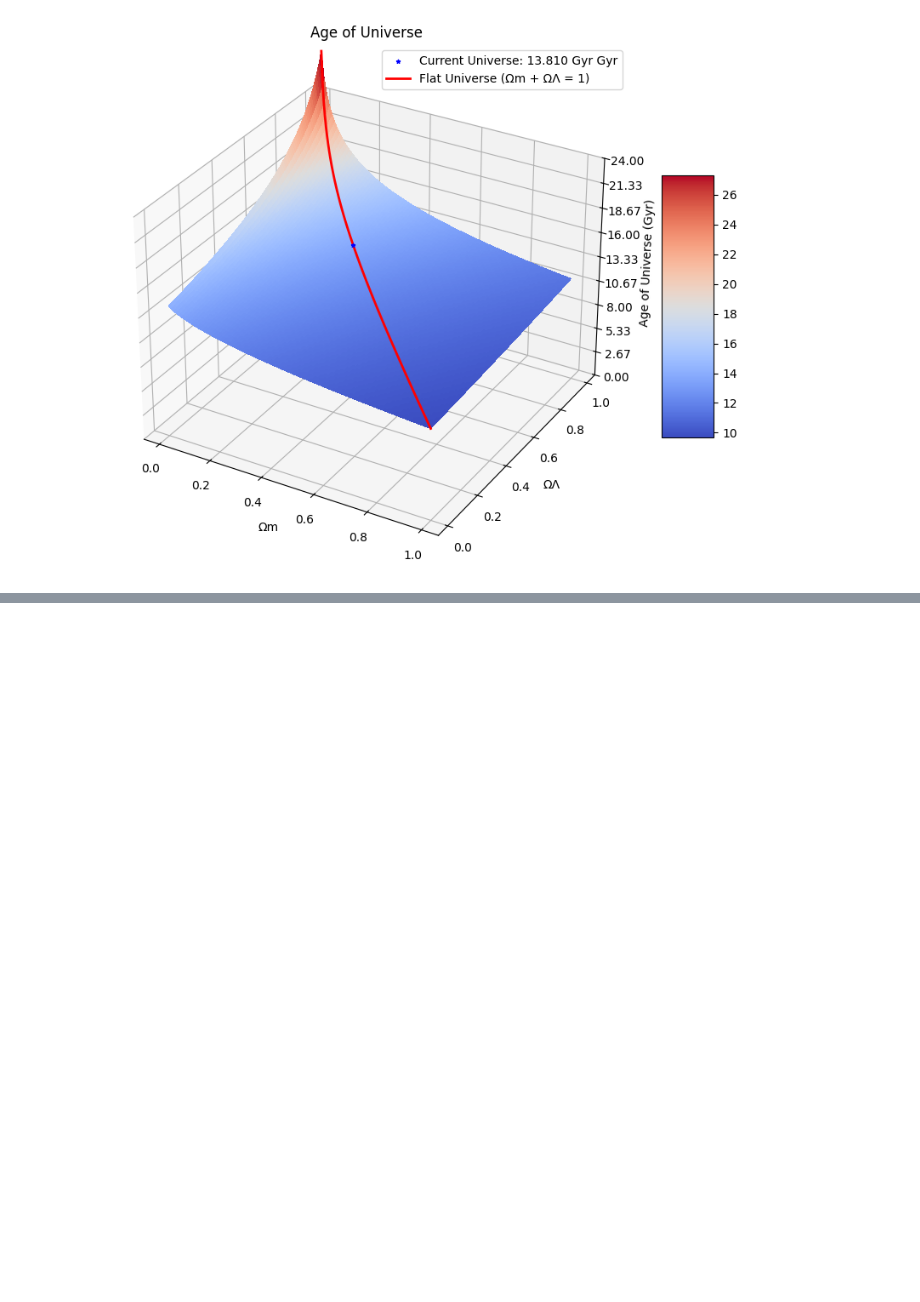
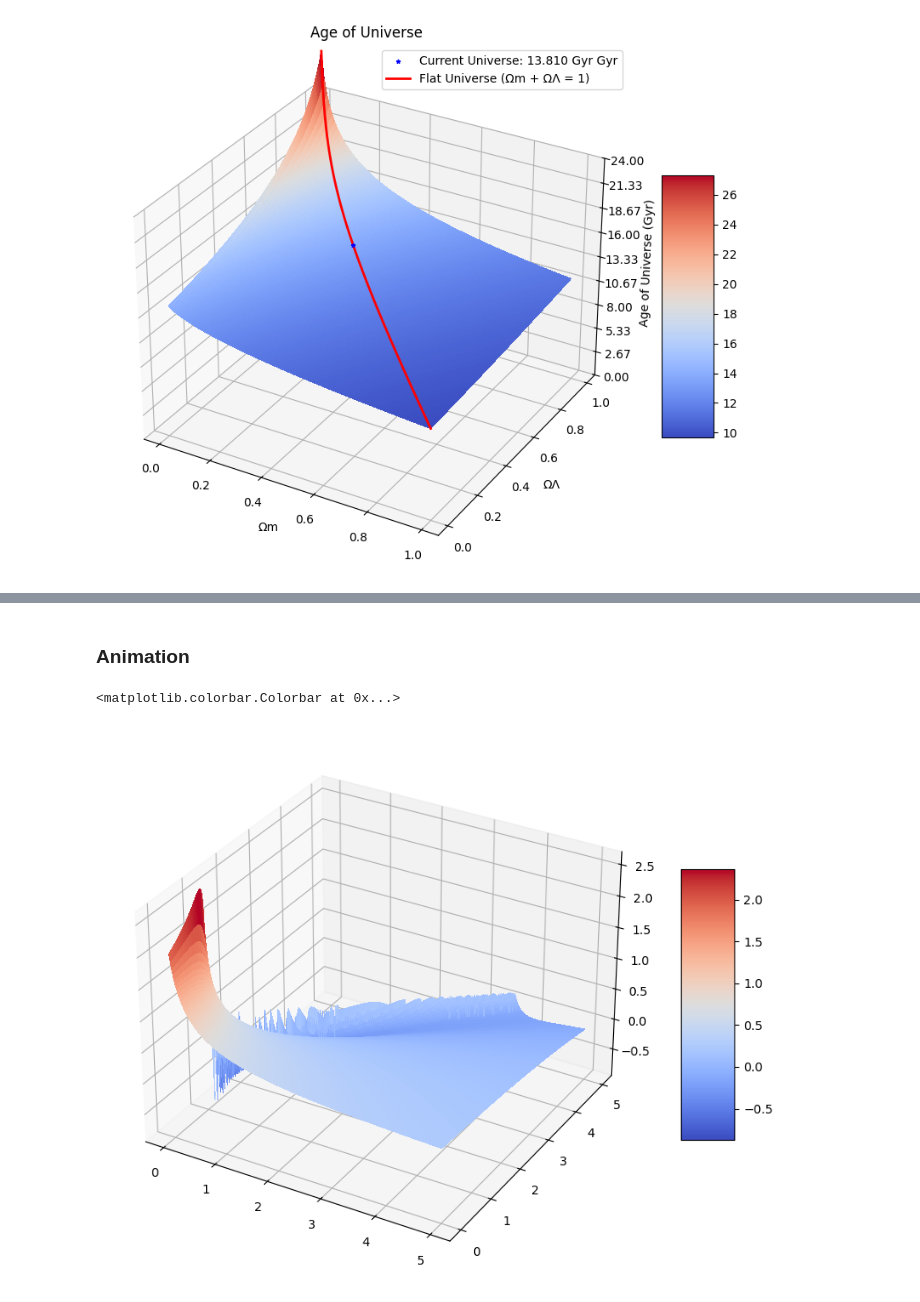
Before and after one commit to john1256/KASI_Ms, a Jupyter notebook: 2025/cosmo.ipynb, the cells around one changed output, grey strips where cells are left out. Saved outputs shown, nothing was run; the diff lists cells and outputs as text; code cells hidden in the pictures; blank space fills up the shorter version.

```diff
--- a/2025/cosmo.ipynb
+++ b/2025/cosmo.ipynb
@@ -181,0 +217,28 @@ plt.show()
+# %% [markdown]
+### Animation
+# %%
+zrange = np.arange(0.1,10.0,0.1)
+Benchmark = np.zeros((len(zrange),))
+for i, zval in enumerate(zrange):
+    propdist_Bench = Properdist(zval, 0.31, 0.69)
+    Benchmark[i] = Lumdist(zval, propdist_Bench)[0]
+# %%
+OmegamArr = np.arange(1,500,2)/100
+OmegalambArr = np.arange(1,500,2)/100
+OmegamX, OmegalambY = np.meshgrid(OmegamArr, OmegalambArr)
+distarr =np.zeros((len(zrange),) + OmegamX.shape)
+for i,zval in enumerate(zrange):
+    propdist = Properdist(zval, OmegamX, OmegalambY)
+    distarr[i] = Lumdist(zval, propdist)/Benchmark[i]
+# %%
+fig = plt.figure(figsize=(10, 8))
+ax = plt.axes(projection='3d')
+surf = ax.plot_surface(OmegamX, OmegalambY, distarr[74],
+                        rstride=1, cstride=1,
+                        cmap='coolwarm',
+                        linewidth=0,
+                        antialiased=False)
+plt.colorbar(surf, shrink=0.5, aspect=5)
+# %% [output]
+<matplotlib.colorbar.Colorbar at 0x...>
+[figure, added]
```
Also changed, not shown: parts of 19 cells of this notebook, 2 other files.
